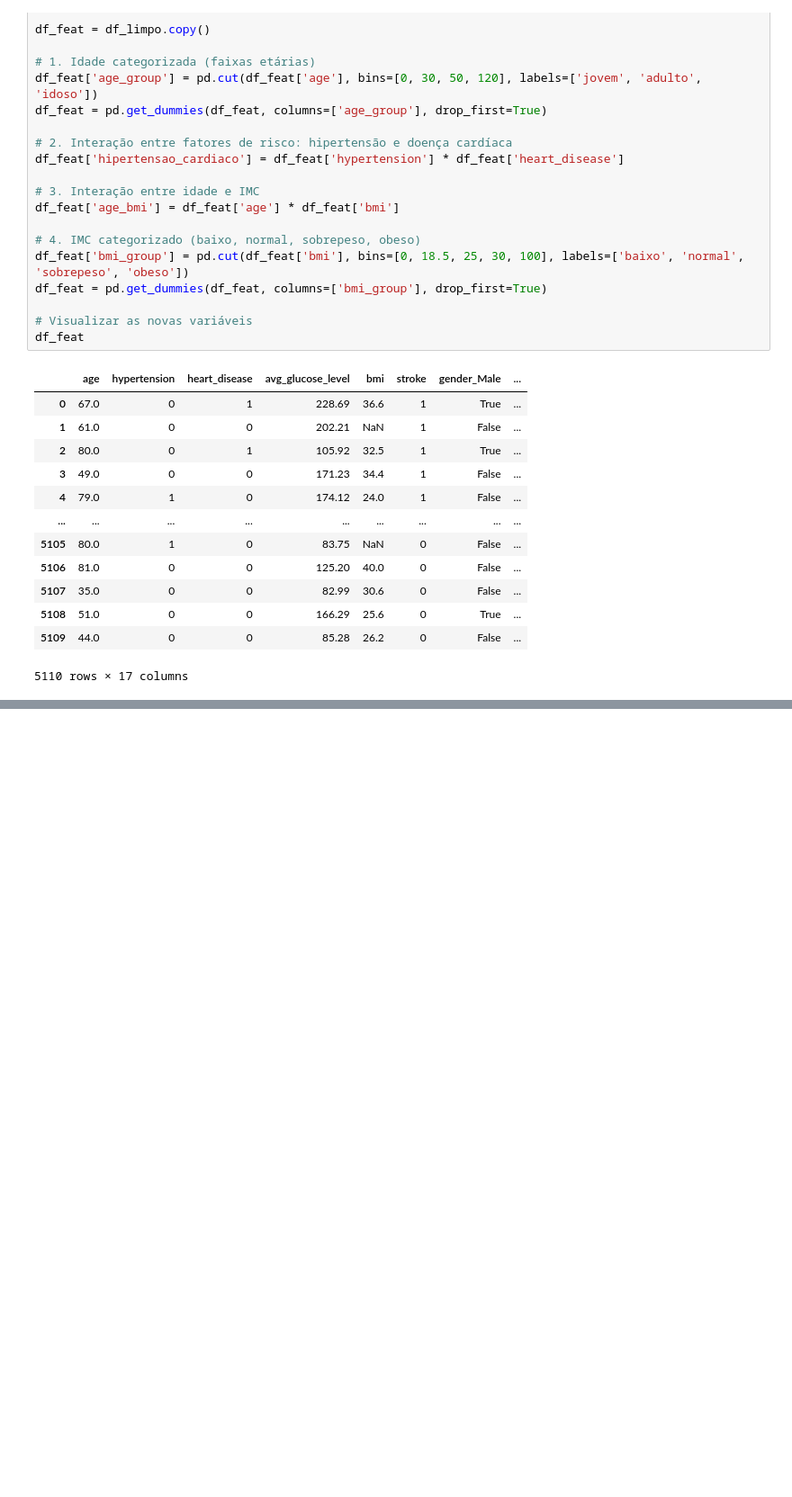
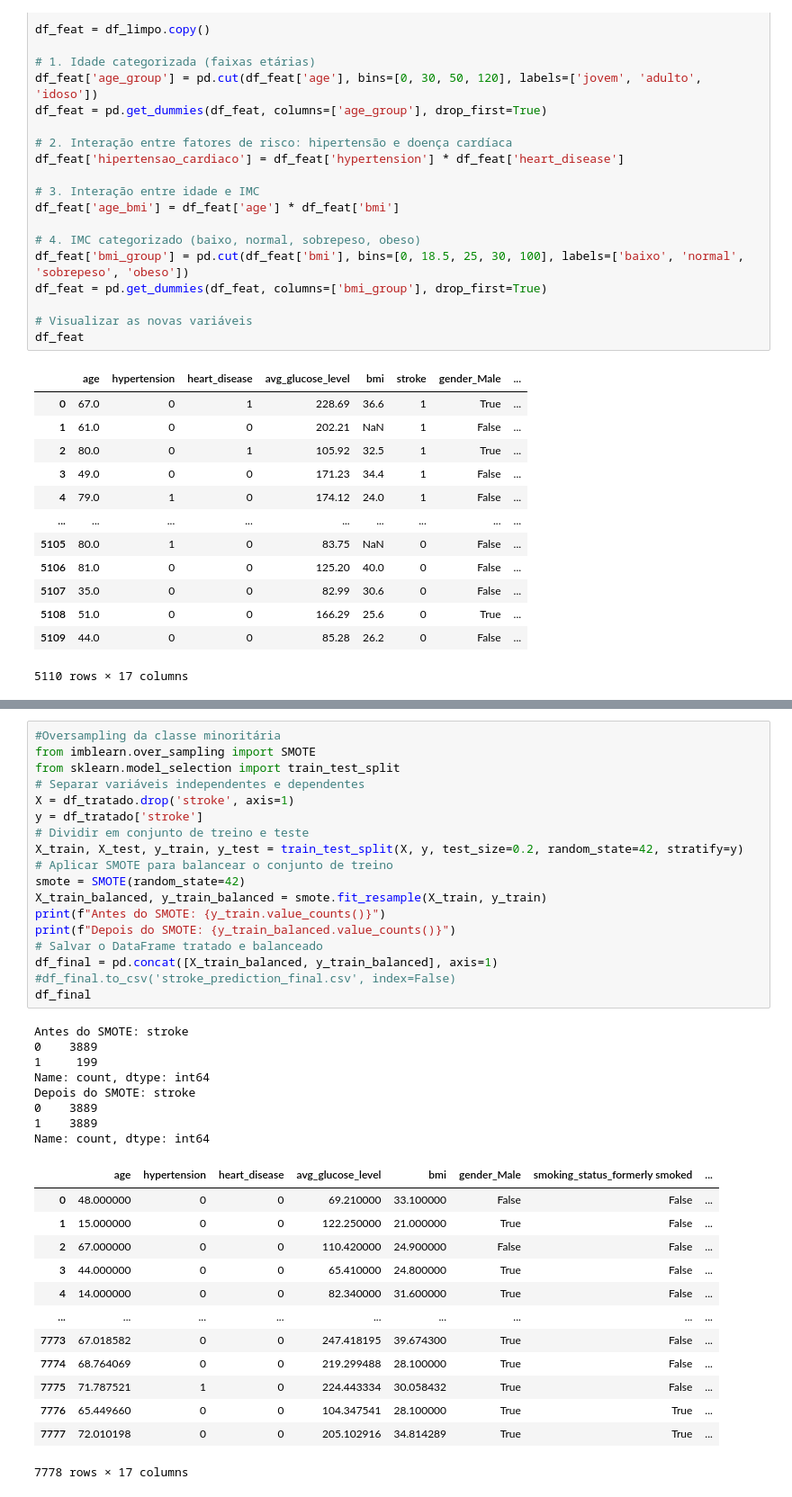
Before and after one commit to GabrielRolla/Trabalho-1, a Jupyter notebook: trabalho1.ipynb, the cells around one changed output, grey strips where cells are left out. Shown at 90% size. Drawn from its saved outputs; the diff is of its cells as text; blank space fills up the shorter version.

```diff
--- a/trabalho1.ipynb
+++ b/trabalho1.ipynb
@@ -288,0 +353,40 @@ df_feat
+# %%
+#Oversampling da classe minoritária
+from imblearn.over_sampling import SMOTE
+from sklearn.model_selection import train_test_split
+# Separar variáveis independentes e dependentes
+X = df_tratado.drop('stroke', axis=1)
+y = df_tratado['stroke']
+# Dividir em conjunto de treino e teste
+X_train, X_test, y_train, y_test = train_test_split(X, y, test_size=0.2, random_state=42, stratify=y)
+# Aplicar SMOTE para balancear o conjunto de treino
+smote = SMOTE(random_state=42)
+X_train_balanced, y_train_balanced = smote.fit_resample(X_train, y_train)
+print(f"Antes do SMOTE: {y_train.value_counts()}")
+print(f"Depois do SMOTE: {y_train_balanced.value_counts()}")
+# Salvar o DataFrame tratado e balanceado
+df_final = pd.concat([X_train_balanced, y_train_balanced], axis=1)
+#df_final.to_csv('stroke_prediction_final.csv', index=False)
+df_final
+# %% [output]
+Antes do SMOTE: stroke
+0    3889
+1     199
+Name: count, dtype: int64
+Depois do SMOTE: stroke
+0    3889
+1    3889
+Name: count, dtype: int64
+|  | age | hypertension | heart_disease | avg_glucose_level | bmi | gender_Male | smoking_status_formerly smoked | ... |
+| 0 | 48.000000 | 0 | 0 | 69.210000 | 33.100000 | False | False | ... |
+| 1 | 15.000000 | 0 | 0 | 122.250000 | 21.000000 | True | False | ... |
+| 2 | 67.000000 | 0 | 0 | 110.420000 | 24.900000 | False | False | ... |
+| 3 | 44.000000 | 0 | 0 | 65.410000 | 24.800000 | True | False | ... |
+| 4 | 14.000000 | 0 | 0 | 82.340000 | 31.600000 | True | False | ... |
+| ... | ... | ... | ... | ... | ... | ... | ... | ... |
+| 7773 | 67.018582 | 0 | 0 | 247.418195 | 39.674300 | True | False | ... |
+| 7774 | 68.764069 | 0 | 0 | 219.299488 | 28.100000 | True | False | ... |
+| 7775 | 71.787521 | 1 | 0 | 224.443334 | 30.058432 | True | False | ... |
+| 7776 | 65.449660 | 0 | 0 | 104.347541 | 28.100000 | True | True | ... |
+| 7777 | 72.010198 | 0 | 0 | 205.102916 | 34.814289 | True | True | ... |
+7778 rows × 17 columns
```
Also changed, not shown: parts of 7 cells of this notebook.
